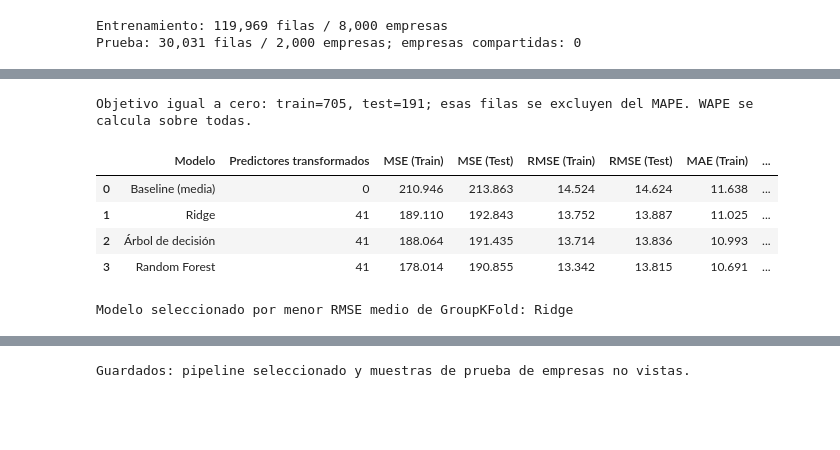
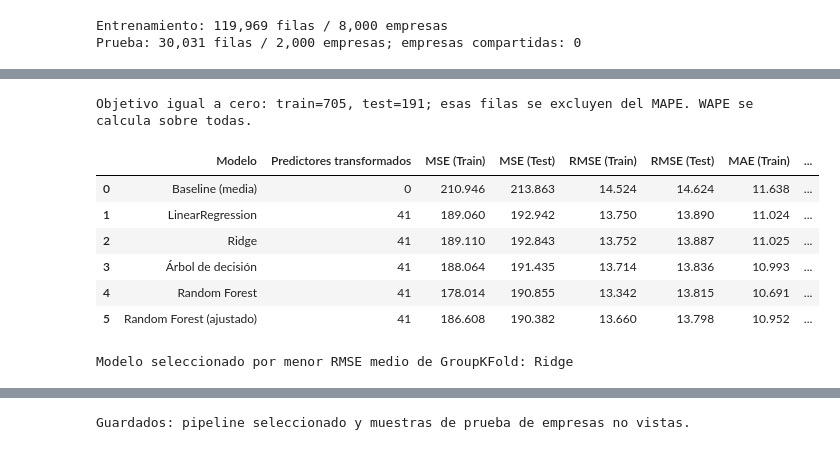
Before and after one commit to TaniaGorosito/aa-2026-entorno, a Jupyter notebook: proyecto_equipo/notebooks/05_regresion.ipynb, the cells around one changed output, grey strips where cells are left out. Drawn from its saved outputs; the diff is of its cells as text; code cells hidden in the pictures; blank space fills up the shorter version.

```diff
--- a/proyecto_equipo/notebooks/05_regresion.ipynb
+++ b/proyecto_equipo/notebooks/05_regresion.ipynb
@@ -227,37 +226,40 @@ def evaluar_modelo(nombre, modelo, X_tr, y_tr, X_te, y_te):
         "R² ajustado (Test)": round(r2_ajustado(y_te, pred_te, p), 3),
         "MAPE Train sin y=0 (%)": round(mape_sin_ceros(y_tr, pred_tr), 3),
         "MAPE Test sin y=0 (%)": round(mape_sin_ceros(y_te, pred_te), 3),
         "WAPE (Test, %)": round(wape(y_te, pred_te), 3),
         "Brecha RMSE": round(np.sqrt(mse_te) - np.sqrt(mse_tr), 3),
     }
 
 modelos = [
-    ("Baseline (media)", pipe_dummy), ("Ridge", mejor_ridge),
+    ("Baseline (media)", pipe_dummy), ("LinearRegression", pipe_linear), ("Ridge", mejor_ridge),
     ("Árbol de decisión", pipe_tree), ("Random Forest", pipe_rf),
+    ("Random Forest (ajustado)", pipe_rf_ajustado),
 ]
 df_comparativa = pd.DataFrame([
     evaluar_modelo(nombre, modelo, X_train, y_train, X_test, y_test)
     for nombre, modelo in modelos
 ])
 # ai_adoption_rate contiene ceros: el MAPE se informa solo para y != 0 y se declara cuántos se excluyen.
 ceros_train, ceros_test = int((y_train == 0).sum()), int((y_test == 0).sum())
 print(f"Objetivo igual a cero: train={ceros_train:,}, test={ceros_test:,}; esas filas se excluyen del MAPE. WAPE se calcula sobre todas.")
 display(df_comparativa)
 df_comparativa.to_csv(SALIDAS / "tabla_comparativa_modelos_tp2.csv", index=False)
 
 # Selección metodológica por validación cruzada; el test queda solo como evaluación final.
 modelos_por_nombre = dict(modelos)
 cv_no_baseline = df_cv_modelos[df_cv_modelos["Modelo"] != "Baseline (media)"]
 mejor_nombre = cv_no_baseline.sort_values("RMSE CV media numérica").iloc[0]["Modelo"]
 modelo_seleccionado = modelos_por_nombre[mejor_nombre]
 print(f"Modelo seleccionado por menor RMSE medio de GroupKFold: {mejor_nombre}")
 # %% [output]
 Objetivo igual a cero: train=705, test=191; esas filas se excluyen del MAPE. WAPE se calcula sobre todas.
 |  | Modelo | Predictores transformados | MSE (Train) | MSE (Test) | RMSE (Train) | RMSE (Test) | MAE (Train) | ... |
 | 0 | Baseline (media) | 0 | 210.946 | 213.863 | 14.524 | 14.624 | 11.638 | ... |
-| 1 | Ridge | 41 | 189.110 | 192.843 | 13.752 | 13.887 | 11.025 | ... |
-| 2 | Árbol de decisión | 41 | 188.064 | 191.435 | 13.714 | 13.836 | 10.993 | ... |
-| 3 | Random Forest | 41 | 178.014 | 190.855 | 13.342 | 13.815 | 10.691 | ... |
+| 1 | LinearRegression | 41 | 189.060 | 192.942 | 13.750 | 13.890 | 11.024 | ... |
+| 2 | Ridge | 41 | 189.110 | 192.843 | 13.752 | 13.887 | 11.025 | ... |
+| 3 | Árbol de decisión | 41 | 188.064 | 191.435 | 13.714 | 13.836 | 10.993 | ... |
+| 4 | Random Forest | 41 | 178.014 | 190.855 | 13.342 | 13.815 | 10.691 | ... |
+| 5 | Random Forest (ajustado) | 41 | 186.608 | 190.382 | 13.660 | 13.798 | 10.952 | ... |
 Modelo seleccionado por menor RMSE medio de GroupKFold: Ridge
 # %%
 # Comparación gráfica de test y diagnósticos del modelo seleccionado por GroupKFold.
```
Also changed, not shown: parts of 6 cells of this notebook, 1 other file.
